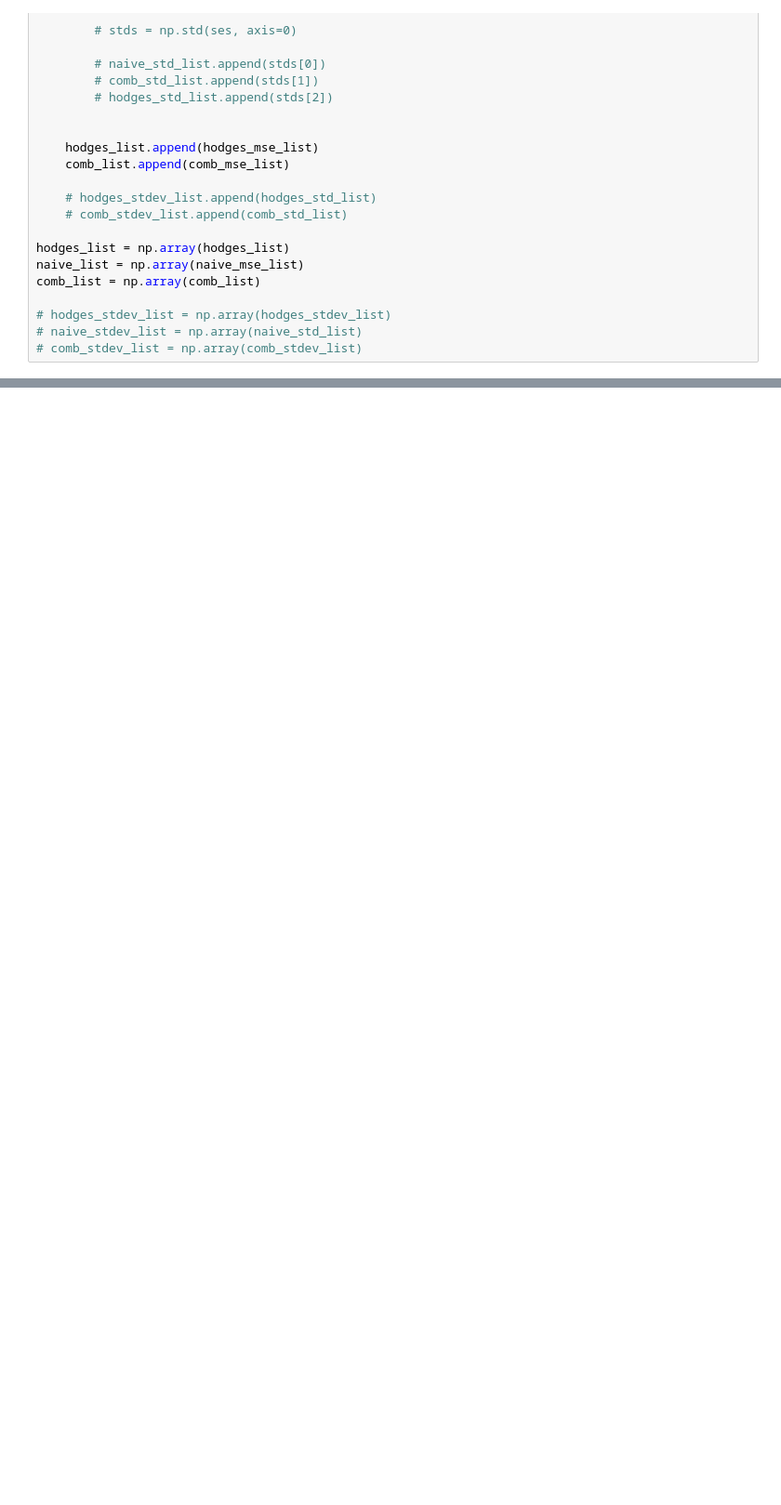
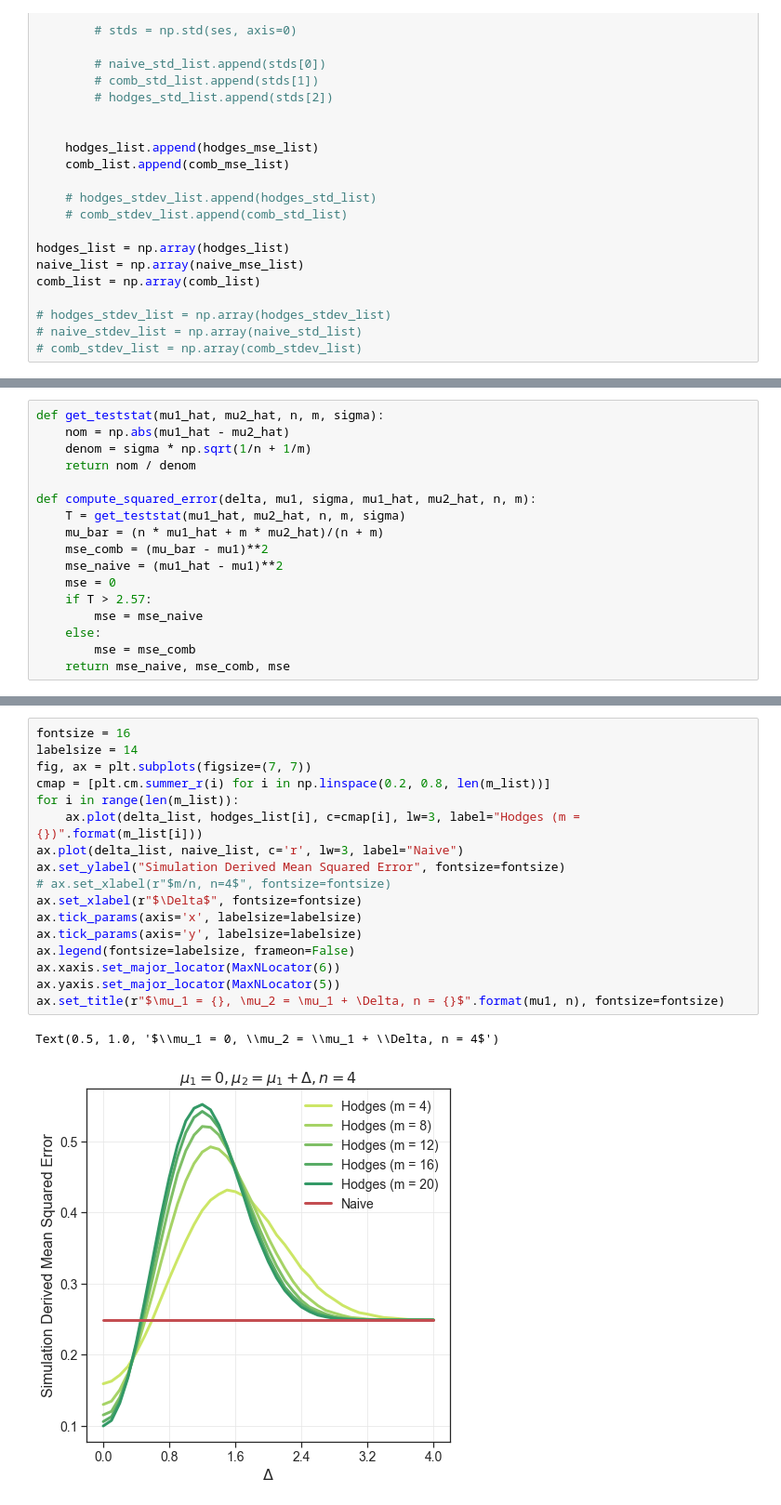
Before and after one commit to neurodata/superefficient-estimators, a Jupyter notebook: notebooks/bernoulli_problem.ipynb, the cells around one changed output, grey strips where cells are left out. Shown: that part at 93% size. Cells and saved outputs as stored; diff of their text form; blank space fills up the shorter version.

```diff
--- a/notebooks/bernoulli_problem.ipynb
+++ b/notebooks/bernoulli_problem.ipynb
@@ -212,0 +216,17 @@ Text(0.5, 1.0, '$p = 0.5, q = p + \\Delta, n = 4$')
+# %%
+def get_teststat(mu1_hat, mu2_hat, n, m, sigma):
+    nom = np.abs(mu1_hat - mu2_hat)
+    denom = sigma * np.sqrt(1/n + 1/m)
+    return nom / denom
+
+def compute_squared_error(delta, mu1, sigma, mu1_hat, mu2_hat, n, m):
+    T = get_teststat(mu1_hat, mu2_hat, n, m, sigma)
+    mu_bar = (n * mu1_hat + m * mu2_hat)/(n + m)
+    mse_comb = (mu_bar - mu1)**2
+    mse_naive = (mu1_hat - mu1)**2
+    mse = 0
+    if T > 2.57:
+        mse = mse_naive
+    else:
+        mse = mse_comb
+    return mse_naive, mse_comb, mse
@@ -212,0 +321,20 @@ Text(0.5, 1.0, '$p = 0.5, q = p + \\Delta, n = 4$')
+# %%
+fontsize = 16
+labelsize = 14
+fig, ax = plt.subplots(figsize=(7, 7))
+cmap = [plt.cm.summer_r(i) for i in np.linspace(0.2, 0.8, len(m_list))]
+for i in range(len(m_list)):
+    ax.plot(delta_list, hodges_list[i], c=cmap[i], lw=3, label="Hodges (m = {})".format(m_list[i]))
+ax.plot(delta_list, naive_list, c='r', lw=3, label="Naive")
+ax.set_ylabel("Simulation Derived Mean Squared Error", fontsize=fontsize)
+# ax.set_xlabel(r"$m/n, n=4$", fontsize=fontsize)
+ax.set_xlabel(r"$\Delta$", fontsize=fontsize)
+ax.tick_params(axis='x', labelsize=labelsize)
+ax.tick_params(axis='y', labelsize=labelsize)
+ax.legend(fontsize=labelsize, frameon=False)
+ax.xaxis.set_major_locator(MaxNLocator(6))
+ax.yaxis.set_major_locator(MaxNLocator(5))
+ax.set_title(r"$\mu_1 = {}, \mu_2 = \mu_1 + \Delta, n = {}$".format(mu1, n), fontsize=fontsize)
+# %% [output]
+Text(0.5, 1.0, '$\\mu_1 = 0, \\mu_2 = \\mu_1 + \\Delta, n = 4$')
+[figure, added]
```
Also changed, not shown: parts of 8 cells of this notebook.
